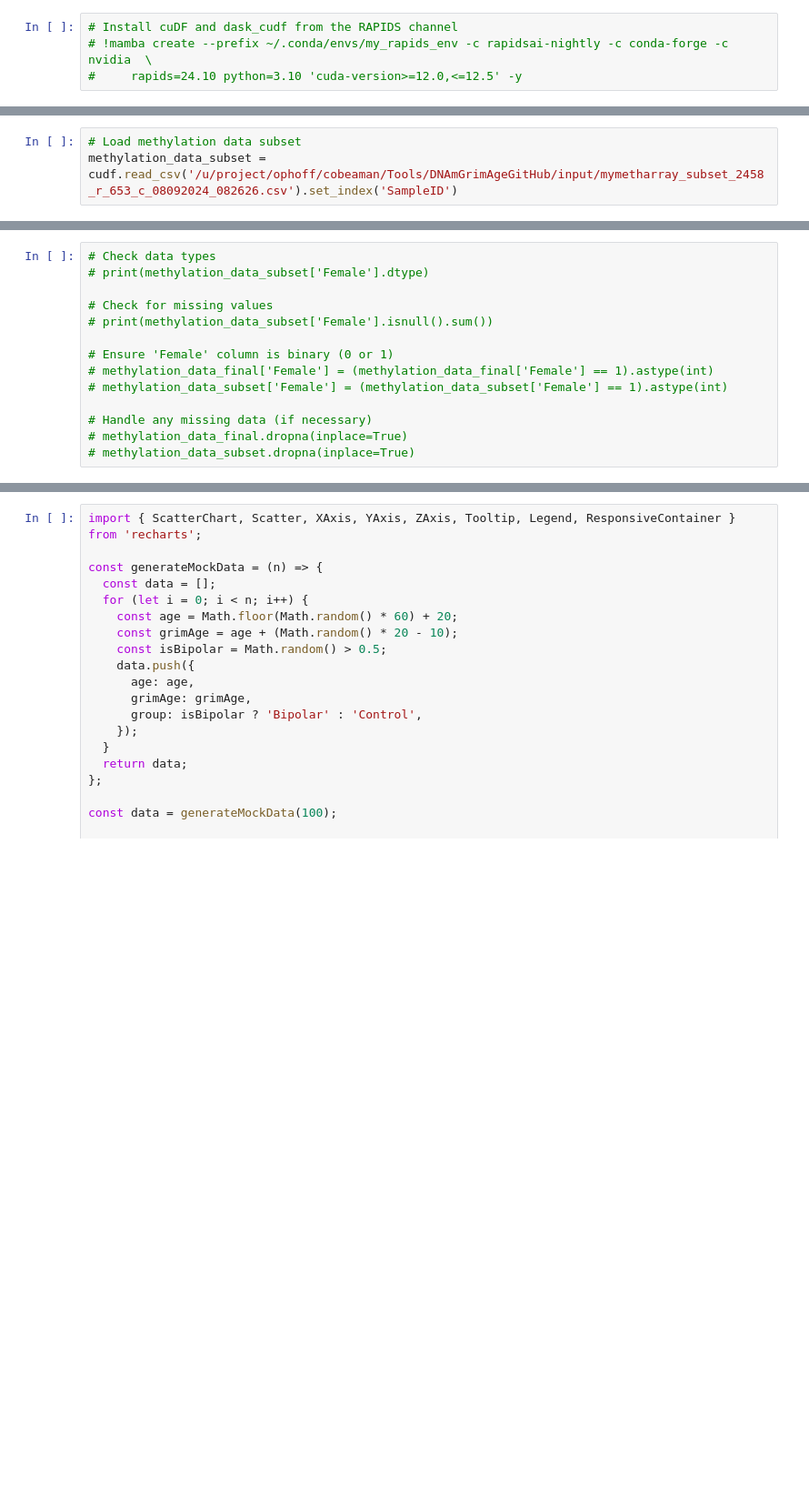
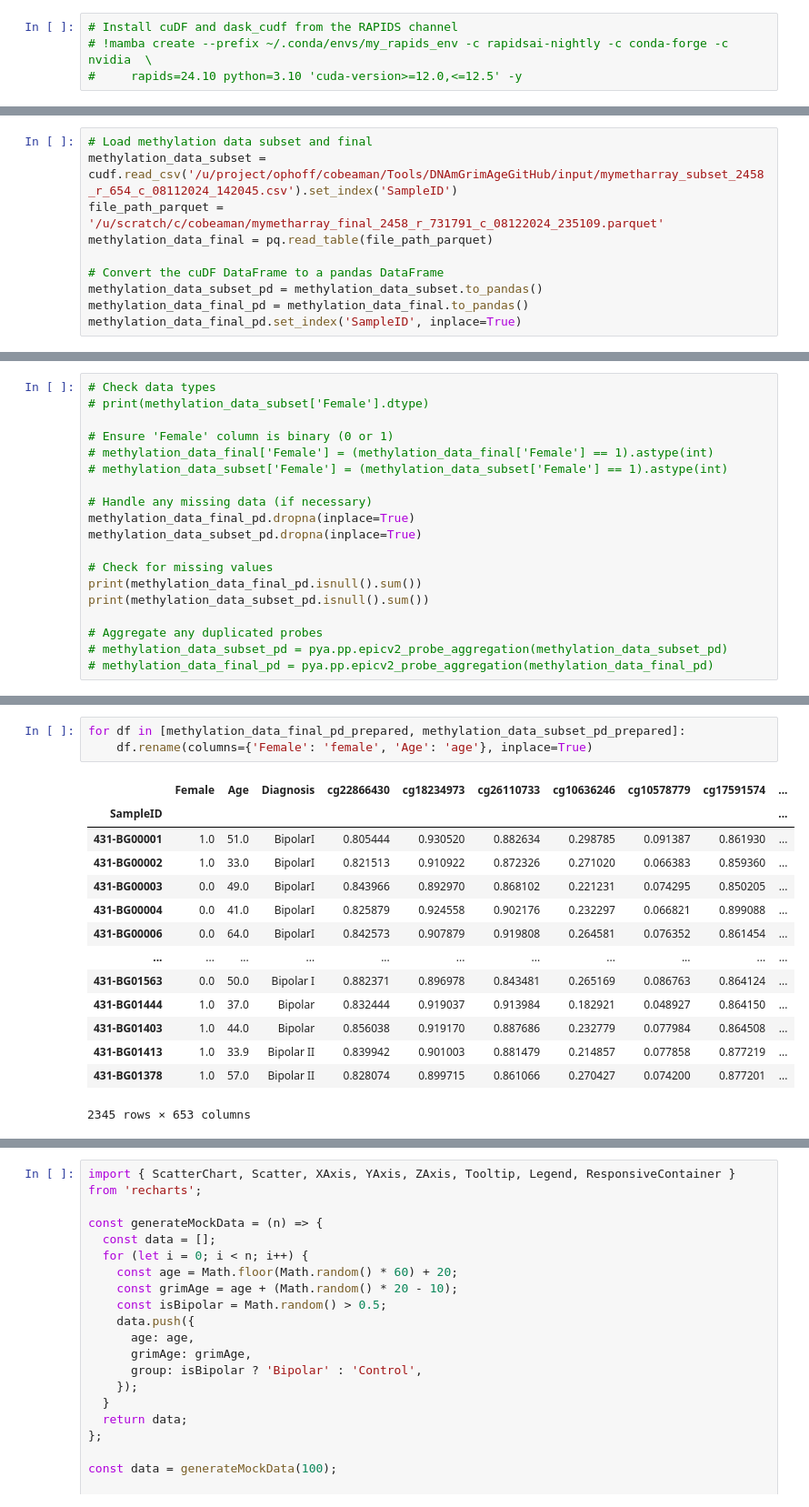
Before and after one commit to lowestprime/BP-DNAm_pub, a Jupyter notebook: Jupyter/BP-DNAm_pyaging_GrimAge2.ipynb, the cells around one changed output, grey strips where cells are left out. Shown at 91% size. Cells and saved outputs as stored; diff of their text form; blank space fills up the shorter version.

```diff
--- a/Jupyter/BP-DNAm_pyaging_GrimAge2.ipynb
+++ b/Jupyter/BP-DNAm_pyaging_GrimAge2.ipynb
@@ -100,3 +87,10 @@ from sklearn.preprocessing import StandardScaler
 # %%
-# Load methylation data subset
-methylation_data_subset = cudf.read_csv('/u/project/ophoff/cobeaman/Tools/DNAmGrimAgeGitHub/input/mymetharray_subset_2458_r_653_c_08092024_082626.csv').set_index('SampleID')
+# Load methylation data subset and final
+methylation_data_subset = cudf.read_csv('/u/project/ophoff/cobeaman/Tools/DNAmGrimAgeGitHub/input/mymetharray_subset_2458_r_654_c_08112024_142045.csv').set_index('SampleID')
+file_path_parquet = '/u/scratch/c/cobeaman/mymetharray_final_2458_r_731791_c_08122024_235109.parquet'
+methylation_data_final = pq.read_table(file_path_parquet)
+
+# Convert the cuDF DataFrame to a pandas DataFrame
+methylation_data_subset_pd = methylation_data_subset.to_pandas()
+methylation_data_final_pd = methylation_data_final.to_pandas()
+methylation_data_final_pd.set_index('SampleID', inplace=True)
@@ -103,15 +100,20 @@ methylation_data_subset = cudf.read_csv('/u/project/ophoff/cobeaman/Tools/DNAmGr
 # %%
 # Check data types
 # print(methylation_data_subset['Female'].dtype)
-
-# Check for missing values
-# print(methylation_data_subset['Female'].isnull().sum())
 
 # Ensure 'Female' column is binary (0 or 1)
 # methylation_data_final['Female'] = (methylation_data_final['Female'] == 1).astype(int)
 # methylation_data_subset['Female'] = (methylation_data_subset['Female'] == 1).astype(int)
 
 # Handle any missing data (if necessary)
-# methylation_data_final.dropna(inplace=True)
-# methylation_data_subset.dropna(inplace=True)
+methylation_data_final_pd.dropna(inplace=True)
+methylation_data_subset_pd.dropna(inplace=True)
+
+# Check for missing values
+print(methylation_data_final_pd.isnull().sum())
+print(methylation_data_subset_pd.isnull().sum())
+
+# Aggregate any duplicated probes
+# methylation_data_subset_pd = pya.pp.epicv2_probe_aggregation(methylation_data_subset_pd)
+# methylation_data_final_pd = pya.pp.epicv2_probe_aggregation(methylation_data_final_pd)
 # %% [output]
@@ -143,0 +181,18 @@ adata_subset = pya.pp.df_to_adata(methylation_data_subset_pd, metadata_cols=['Fe
+# %%
+for df in [methylation_data_final_pd_prepared, methylation_data_subset_pd_prepared]:
+    df.rename(columns={'Female': 'female', 'Age': 'age'}, inplace=True)
+# %% [output]
+|  | Female | Age | Diagnosis | cg22866430 | cg18234973 | cg26110733 | cg10636246 | cg10578779 | cg17591574 | ... |
+| SampleID |  |  |  |  |  |  |  |  |  | ... |
+| 431-BG00001 | 1.0 | 51.0 | BipolarI | 0.805444 | 0.930520 | 0.882634 | 0.298785 | 0.091387 | 0.861930 | ... |
+| 431-BG00002 | 1.0 | 33.0 | BipolarI | 0.821513 | 0.910922 | 0.872326 | 0.271020 | 0.066383 | 0.859360 | ... |
+| 431-BG00003 | 0.0 | 49.0 | BipolarI | 0.843966 | 0.892970 | 0.868102 | 0.221231 | 0.074295 | 0.850205 | ... |
+| 431-BG00004 | 0.0 | 41.0 | BipolarI | 0.825879 | 0.924558 | 0.902176 | 0.232297 | 0.066821 | 0.899088 | ... |
+| 431-BG00006 | 0.0 | 64.0 | BipolarI | 0.842573 | 0.907879 | 0.919808 | 0.264581 | 0.076352 | 0.861454 | ... |
+| ... | ... | ... | ... | ... | ... | ... | ... | ... | ... | ... |
+| 431-BG01563 | 0.0 | 50.0 | Bipolar I | 0.882371 | 0.896978 | 0.843481 | 0.265169 | 0.086763 | 0.864124 | ... |
+| 431-BG01444 | 1.0 | 37.0 | Bipolar | 0.832444 | 0.919037 | 0.913984 | 0.182921 | 0.048927 | 0.864150 | ... |
+| 431-BG01403 | 1.0 | 44.0 | Bipolar | 0.856038 | 0.919170 | 0.887686 | 0.232779 | 0.077984 | 0.864508 | ... |
+| 431-BG01413 | 1.0 | 33.9 | Bipolar II | 0.839942 | 0.901003 | 0.881479 | 0.214857 | 0.077858 | 0.877219 | ... |
+| 431-BG01378 | 1.0 | 57.0 | Bipolar II | 0.828074 | 0.899715 | 0.861066 | 0.270427 | 0.074200 | 0.877201 | ... |
+2345 rows × 653 columns
```
Also changed, not shown: parts of 26 cells of this notebook, 5 other files.
